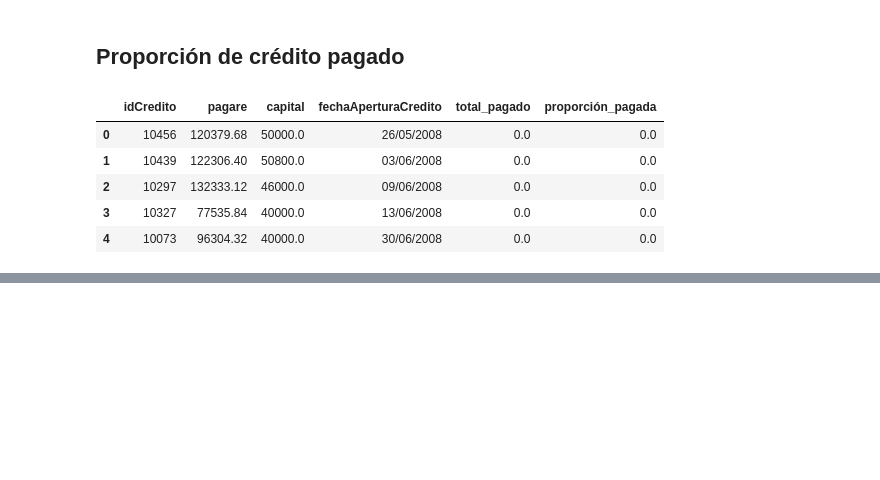
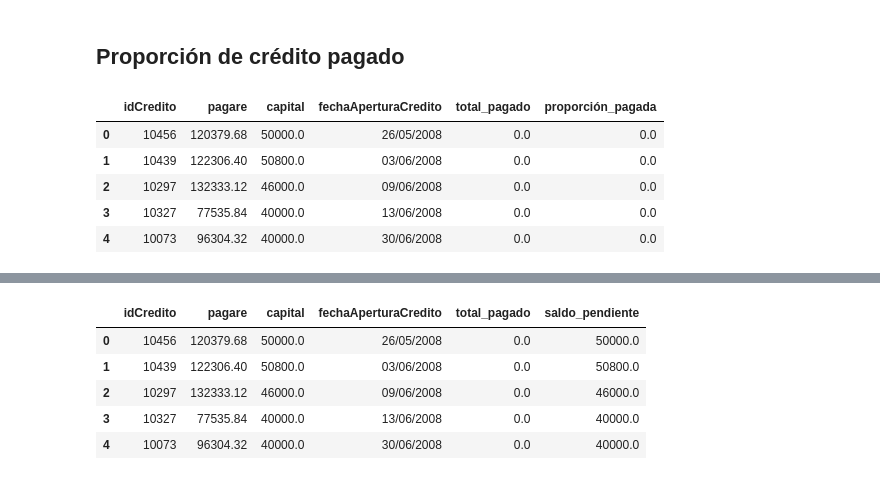
Before and after one commit to allfunso/Qubitos-Datathon, a Jupyter notebook: experiments.ipynb, the cells around one changed output, grey strips where cells are left out. Drawn from its saved outputs; the diff is of its cells as text; code cells hidden in the pictures; blank space fills up the shorter version.

```diff
--- a/experiments.ipynb
+++ b/experiments.ipynb
@@ -227,0 +228,18 @@ plt.show()
+# %%
+pagos_por_credito = cobros_detallados.groupby('idCredito', as_index=False)['montoCobrado'].sum()
+pagos_por_credito.rename(columns={'montoCobrado': 'total_pagado'}, inplace=True)
+
+df_comparacion = df_creditos.merge(pagos_por_credito, on='idCredito', how='left')
+
+df_comparacion['total_pagado'] = df_comparacion['total_pagado'].fillna(0)
+
+df_comparacion['saldo_pendiente'] = df_comparacion['capital'] - df_comparacion['total_pagado']
+
+df_comparacion.head()
+# %% [output]
+|  | idCredito | pagare | capital | fechaAperturaCredito | total_pagado | saldo_pendiente |
+| 0 | 10456 | 120379.68 | 50000.0 | 26/05/2008 | 0.0 | 50000.0 |
+| 1 | 10439 | 122306.40 | 50800.0 | 03/06/2008 | 0.0 | 50800.0 |
+| 2 | 10297 | 132333.12 | 46000.0 | 09/06/2008 | 0.0 | 46000.0 |
+| 3 | 10327 | 77535.84 | 40000.0 | 13/06/2008 | 0.0 | 40000.0 |
+| 4 | 10073 | 96304.32 | 40000.0 | 30/06/2008 | 0.0 | 40000.0 |
```
Also changed, not shown: parts of 5 cells of this notebook.
